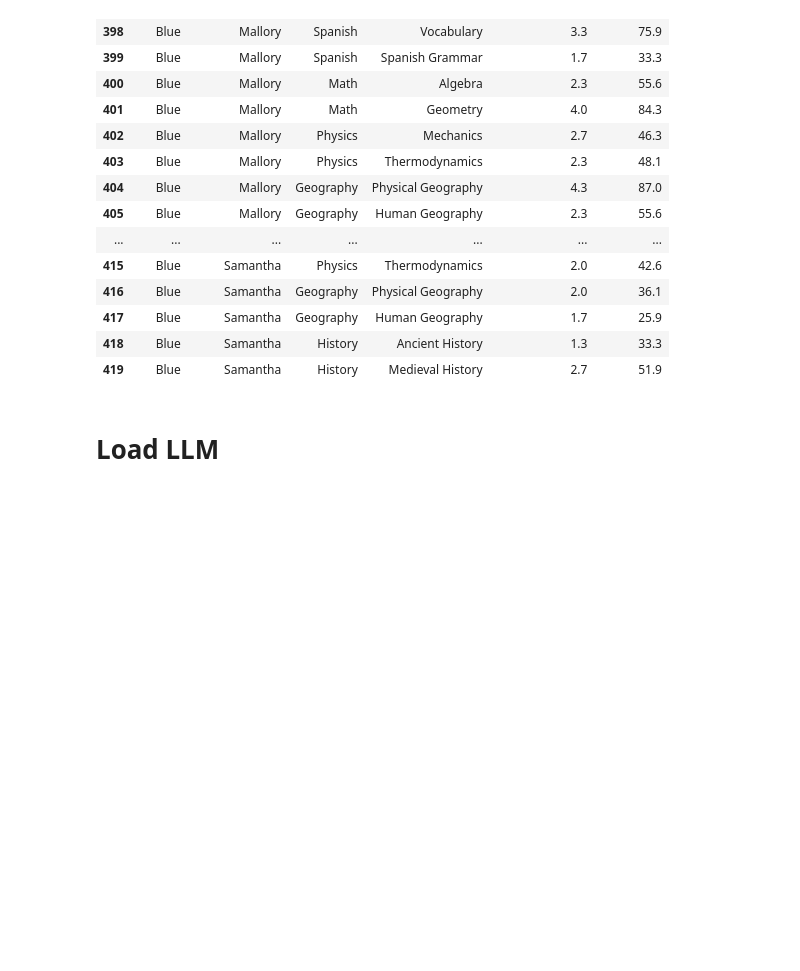
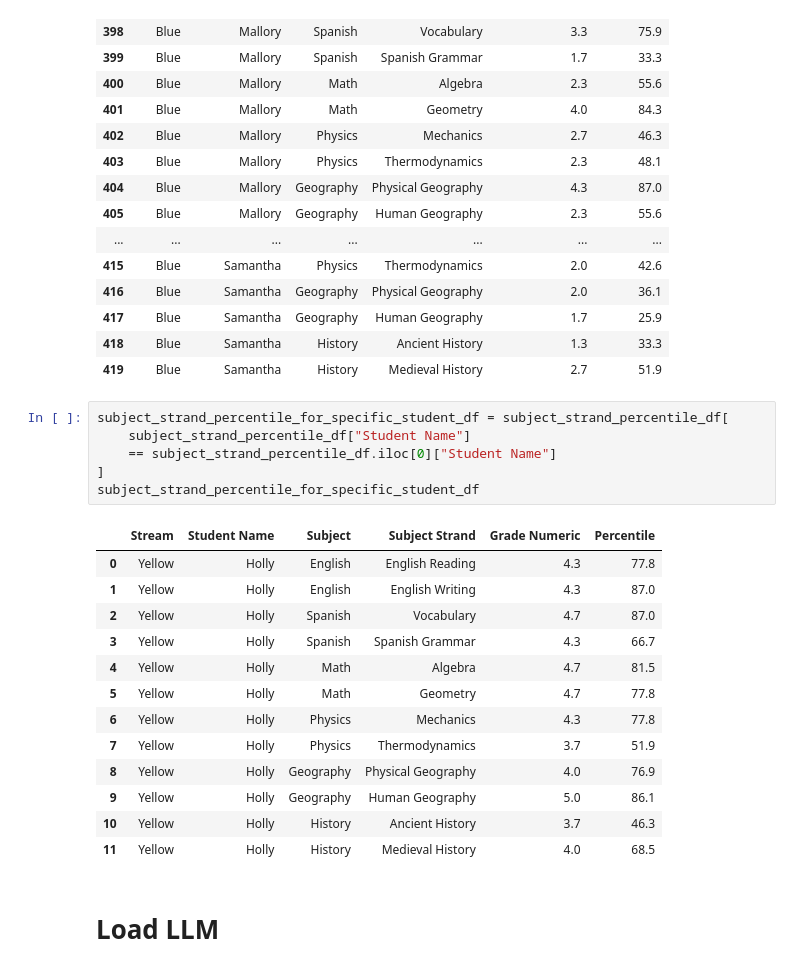
Before and after one commit to kraigochieng/chanzo, a Jupyter notebook: student_performance/agent.ipynb, the cells around one changed output. Saved outputs shown, nothing was run; the diff lists cells and outputs as text; blank space fills up the shorter version.

```diff
--- a/student_performance/agent.ipynb
+++ b/student_performance/agent.ipynb
@@ -168,6 +172,26 @@ display(subject_strand_percentile_df.tail(24))
 | 417 | Blue | Samantha | Geography | Human Geography | 1.7 | 25.9 |
 | 418 | Blue | Samantha | History | Ancient History | 1.3 | 33.3 |
 | 419 | Blue | Samantha | History | Medieval History | 2.7 | 51.9 |
+# %%
+subject_strand_percentile_for_specific_student_df = subject_strand_percentile_df[
+    subject_strand_percentile_df["Student Name"]
+    == subject_strand_percentile_df.iloc[0]["Student Name"]
+]
+subject_strand_percentile_for_specific_student_df
+# %% [output]
+|  | Stream | Student Name | Subject | Subject Strand | Grade Numeric | Percentile |
+| 0 | Yellow | Holly | English | English Reading | 4.3 | 77.8 |
+| 1 | Yellow | Holly | English | English Writing | 4.3 | 87.0 |
+| 2 | Yellow | Holly | Spanish | Vocabulary | 4.7 | 87.0 |
+| 3 | Yellow | Holly | Spanish | Spanish Grammar | 4.3 | 66.7 |
+| 4 | Yellow | Holly | Math | Algebra | 4.7 | 81.5 |
+| 5 | Yellow | Holly | Math | Geometry | 4.7 | 77.8 |
+| 6 | Yellow | Holly | Physics | Mechanics | 4.3 | 77.8 |
+| 7 | Yellow | Holly | Physics | Thermodynamics | 3.7 | 51.9 |
+| 8 | Yellow | Holly | Geography | Physical Geography | 4.0 | 76.9 |
+| 9 | Yellow | Holly | Geography | Human Geography | 5.0 | 86.1 |
+| 10 | Yellow | Holly | History | Ancient History | 3.7 | 46.3 |
+| 11 | Yellow | Holly | History | Medieval History | 4.0 | 68.5 |
 # %% [markdown]
 # Load LLM
 # %%
```
Also changed, not shown: parts of 18 cells of this notebook.
